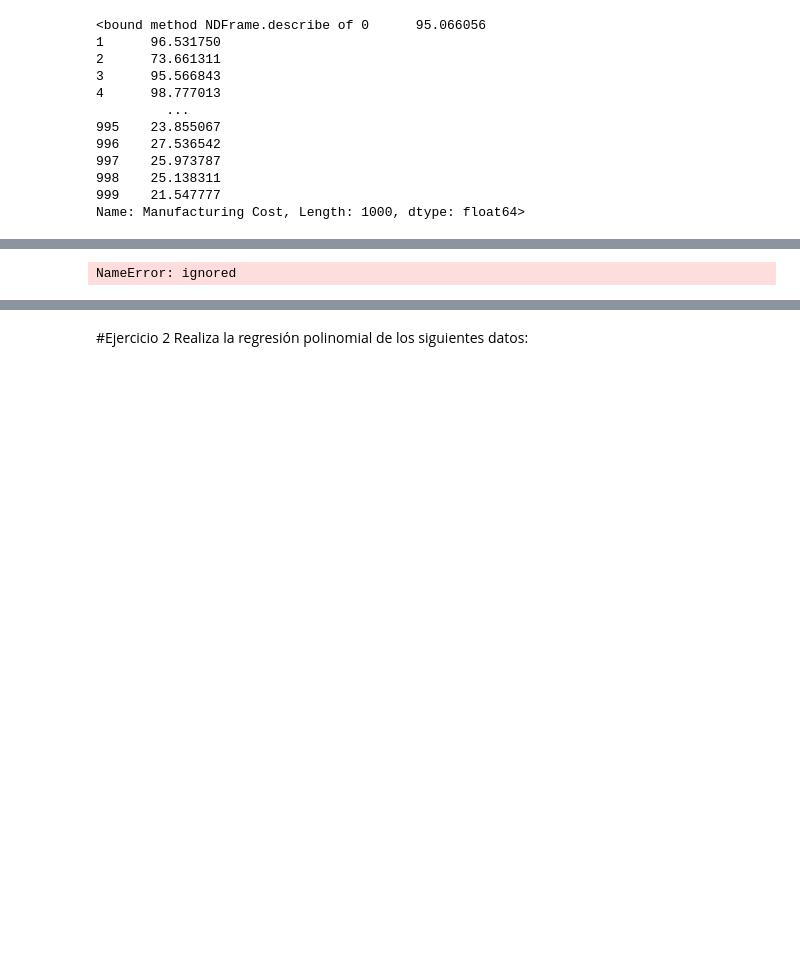
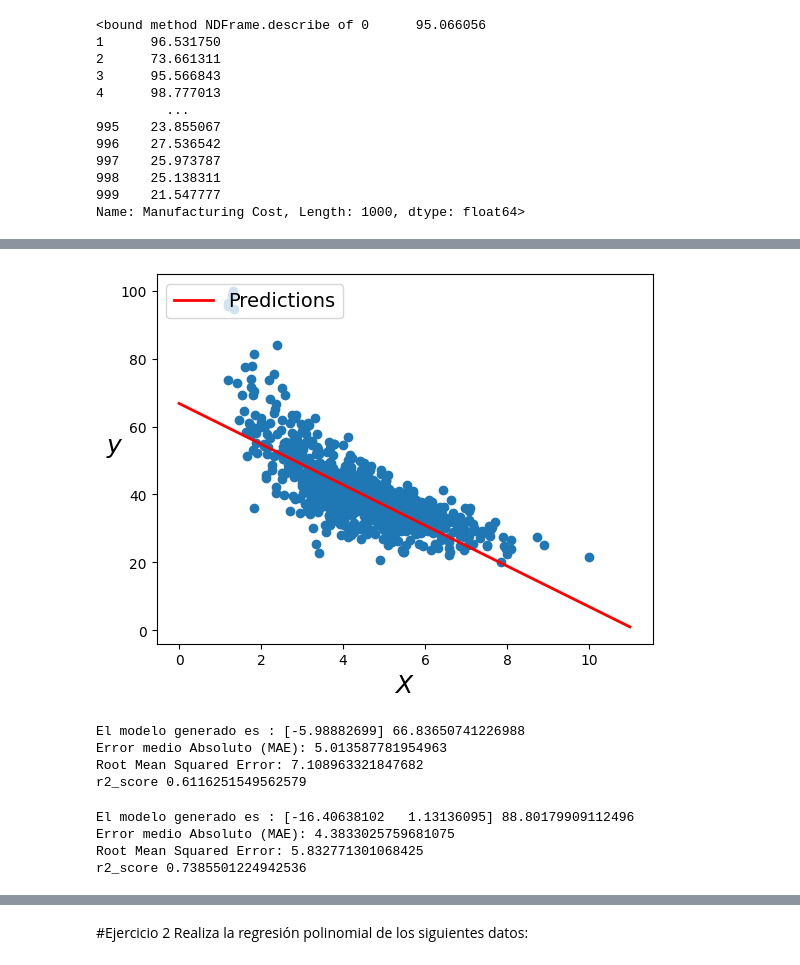
Before and after one commit to PosgradoMNA/actividades-de-aprendizaje-joshiecruz, a Jupyter notebook: Entregas Semanales/Entrega Semana 8/Regresiones - Kmeans/TecMty_Regresion_lineal_polinomial (2).ipynb, the cells around one changed output, grey strips where cells are left out. Saved outputs shown, nothing was run; the diff lists cells and outputs as text; code cells hidden in the pictures; blank space fills up the shorter version.

```diff
--- a/Entregas Semanales/Entrega Semana 8/Regresiones - Kmeans/TecMty_Regresion_lineal_polinomial (2).ipynb
+++ b/Entregas Semanales/Entrega Semana 8/Regresiones - Kmeans/TecMty_Regresion_lineal_polinomial (2).ipynb
@@ -307,9 +302,0 @@ plt.plot(X,y,'b.')
-# %%
-from sklearn import metrics
-from sklearn.metrics import r2_score
-
-print('Error medio Absoluto (MAE):', metrics.mean_absolute_error(y, y_pred))
-print('Root Mean Squared Error:', np.sqrt(metrics.mean_squared_error(y, y_pred)))
-print('r2_score',r2_score(y, y_pred))
-# %% [output]
-NameError: ignored
@@ -315,0 +315,3 @@ NameError: ignored
+# %%
+# division de los datos de entrenamiento y prueba
+x_train, x_test, y_train, y_test = train_test_split(X, y, test_size = 0.1, random_state = 101)
@@ -315,0 +322,33 @@ NameError: ignored
+# %%
+# se crea el metodo de regresion lineal y se grafica el mismo
+linear_reg = LinearRegression(fit_intercept=True)
+linear_reg.fit(x_train, y_train)
+
+# construct best fit line
+X_fit = np.linspace(0, 11, 1000)
+y_fit = linear_reg.predict(X_fit[:, np.newaxis])
+
+plt.scatter(x_train, y_train)
+plt.plot(X_fit, y_fit, "r-", linewidth=2, label="Predictions")
+plt.xlabel("$X$", fontsize=18)
+plt.ylabel("$y$", rotation=0, fontsize=18)
+plt.legend(loc="upper left", fontsize=14);
+# %% [output]
+[figure, added]
+# %%
+#se realiza la prediccion para el conjunto de prueba y se guardan el MAE y el R2
+y_new = linear_reg.predict(x_test)
+mae = metrics.mean_absolute_error(y_test, y_new)
+mi_mae.append(mae)
+r2 = r2_score(y_test, y_new)
+mi_r2.append(r2)
+
+print("El modelo generado es :", linear_reg.coef_, linear_reg.intercept_)
+print('Error medio Absoluto (MAE):', mae)
+print('Root Mean Squared Error:', np.sqrt(metrics.mean_squared_error(y_test, y_new)))
+print('r2_score', r2)
+# %% [output]
+El modelo generado es : [-5.98882699] 66.83650741226988
+Error medio Absoluto (MAE): 5.013587781954963
+Root Mean Squared Error: 7.108963321847682
+r2_score 0.6116251549562579
@@ -315,0 +367,18 @@ NameError: ignored
+# %%
+#se realiza la prediccion del conjunto prueba y guardamos el valor de mae, r2 en las listas
+xt_tr = poly_features.fit_transform(x_test)
+y_hat = lin_reg.predict(xt_tr)
+pr_r2 = r2_score(y_test, y_hat)
+mi_r2.append(pr_r2)
+
+pr_mae = metrics.mean_absolute_error(y_test, y_hat)
+mi_mae.append(pr_mae)
+print("El modelo generado es :",lin_reg.coef_, lin_reg.intercept_)
+print('Error medio Absoluto (MAE):', pr_mae)
+print('Root Mean Squared Error:', np.sqrt(metrics.mean_squared_error(y_test, y_hat)))
+print('r2_score', pr_r2)
+# %% [output]
+El modelo generado es : [-16.40638102   1.13136095] 88.80179909112496
+Error medio Absoluto (MAE): 4.3833025759681075
+Root Mean Squared Error: 5.832771301068425
+r2_score 0.7385501224942536
```
Also changed, not shown: parts of 33 cells of this notebook, 1 other file.
